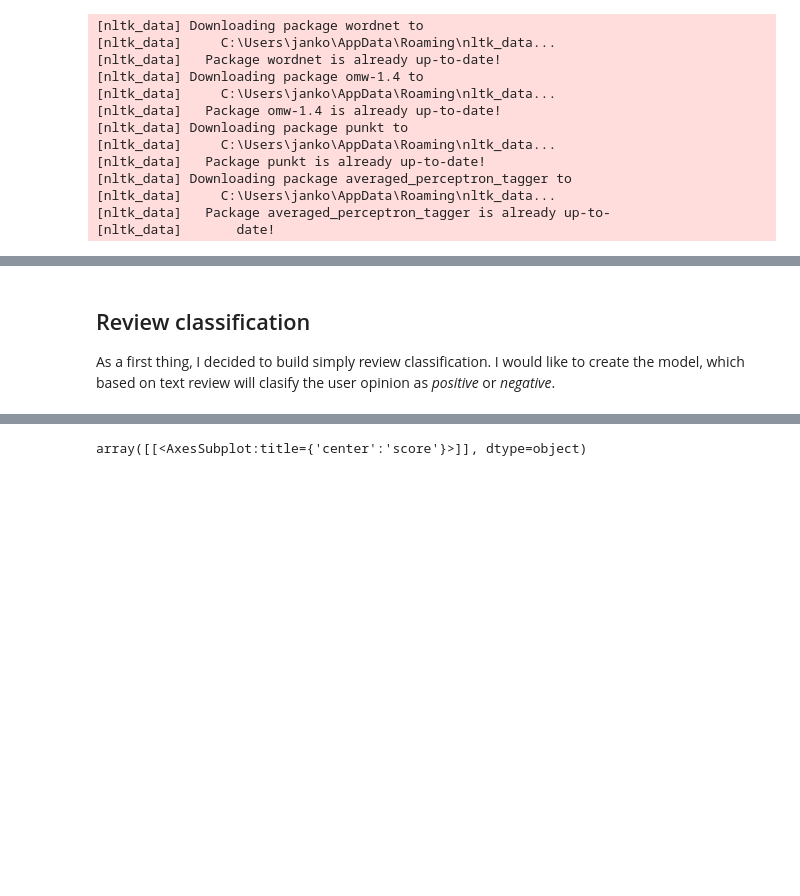
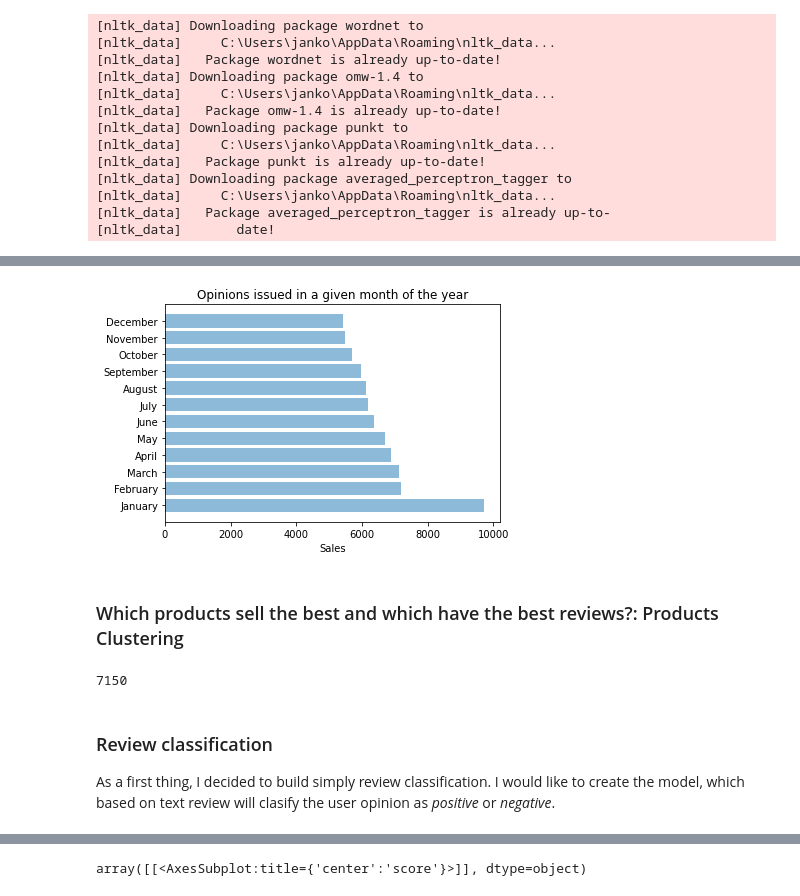
Before and after one commit to JankowskiDaniel/amazon-reviews, a Jupyter notebook: cell-phones-analysis.ipynb, the cells around one changed output, grey strips where cells are left out. Saved outputs shown, nothing was run; the diff lists cells and outputs as text; code cells hidden in the pictures; blank space fills up the shorter version.

Commit message:
sales analysis, create layout, start clustering

```diff
--- a/cell-phones-analysis.ipynb
+++ b/cell-phones-analysis.ipynb
@@ -83,0 +94,18 @@ df[['productID','product','userID','profile','helpfulness','summary','text']] =
+# %%
+#Create copy of original dataframe
+df_sales = df.copy()
+#Extract the month from the datatime
+df_sales['month'] = df_sales['date'].dt.month
+# %%
+import calendar
+#Number of reviews in all months
+month_sales = df_sales['month'].value_counts().to_numpy()
+months = list(calendar.month_name)[1:]
+
+plt.barh(months, month_sales, align='center', alpha=0.5)
+plt.xlabel('Sales')
+plt.title('Opinions issued in a given month of the year')
+
+plt.show()
+# %% [output]
+[figure, added]
@@ -83,0 +114,2 @@ df[['productID','product','userID','profile','helpfulness','summary','text']] =
+# %% [markdown]
+### Which products sell the best and which have the best reviews?: Products Clustering ###
@@ -84,4 +118,9 @@ df[['productID','product','userID','profile','helpfulness','summary','text']] =
+# %%
+df_products['product'].nunique()
+#TODO: clustering produktów w kategorie
+# %% [output]
+7150
 # %% [markdown]
-## Review classification ##
+### Review classification ###
 
 As a first thing, I decided to build simply review classification. I would like to create the model, which based on text review will clasify the user opinion as <i>positive</i> or <i>negative</i>.
```
Also changed, not shown: parts of 17 cells of this notebook.
